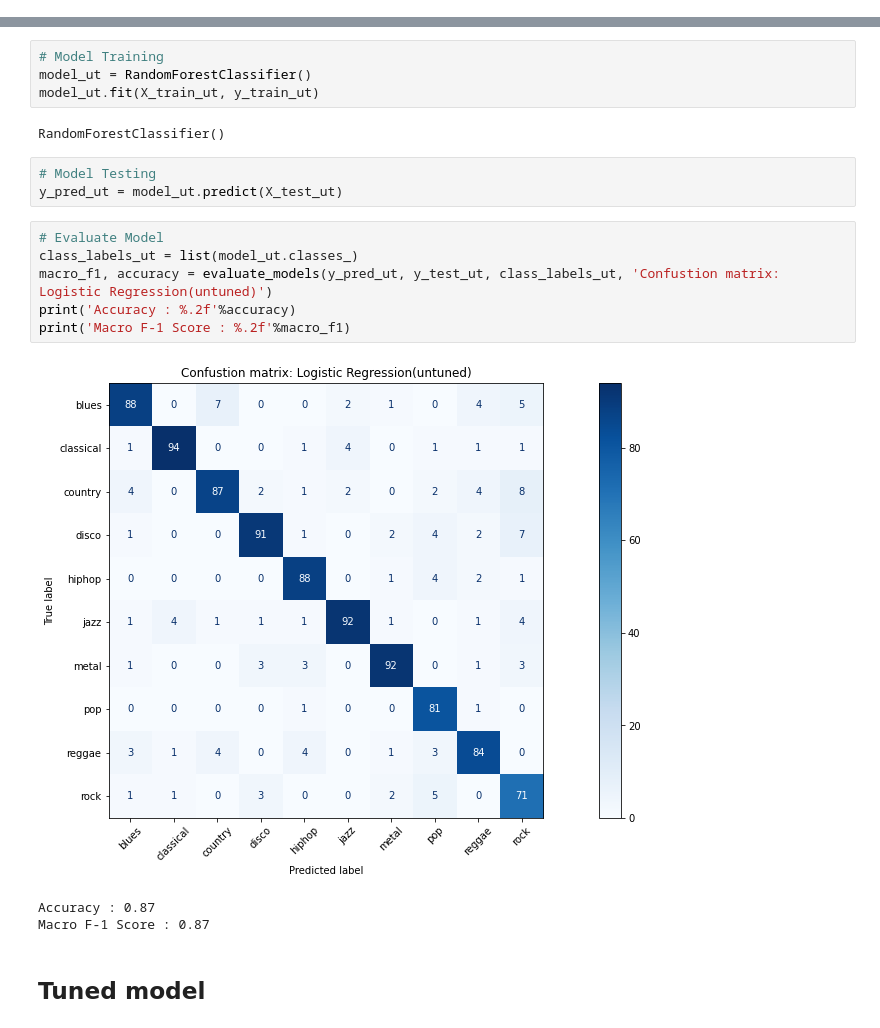
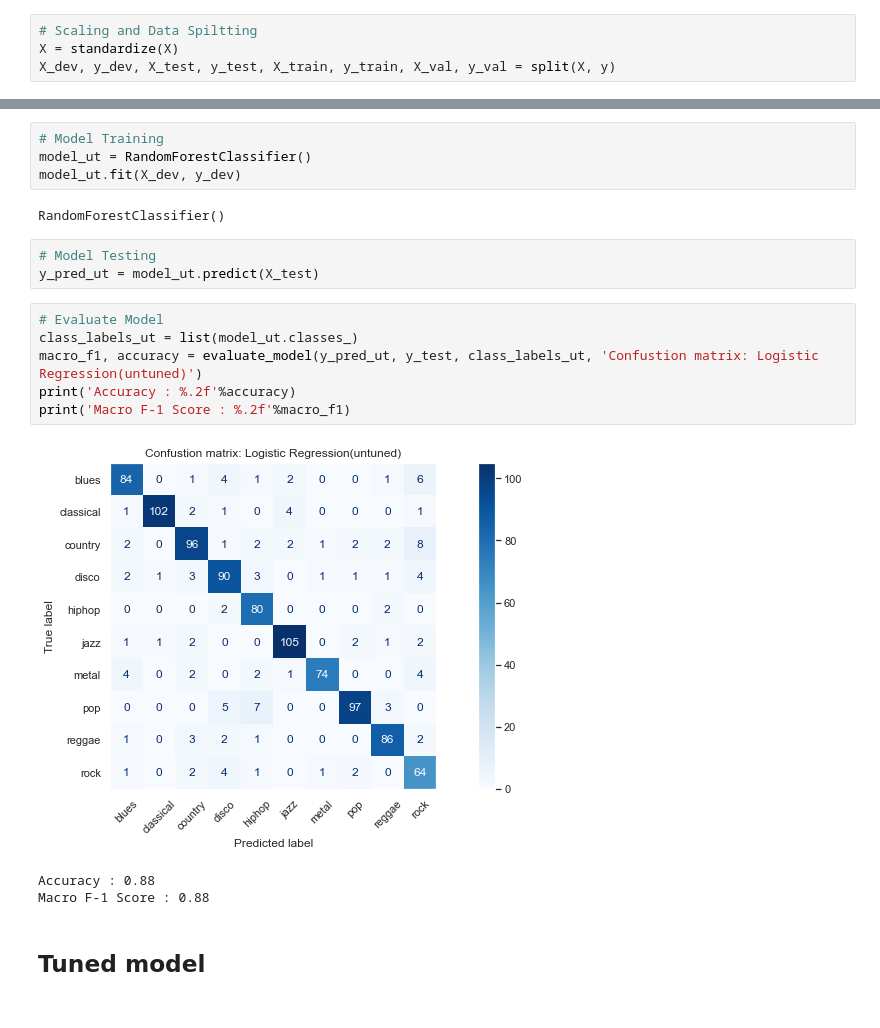
Before and after one commit to iriyagupta/Music-Genre-Classification, a Jupyter notebook: Modelling_Random_Forest.ipynb, the cells around one changed output, grey strips where cells are left out. Cells and saved outputs as stored; diff of their text form.

```diff
--- a/Modelling_Random_Forest.ipynb
+++ b/Modelling_Random_Forest.ipynb
@@ -17,3 +17,7 @@ df = pd.read_csv('data/features_3_sec.csv')
 # Identify Features and Target Label
 y = df['label']
 X = df.drop(columns = ['label','filename','length'])
+# %%
+# Scaling and Data Spiltting
+X = standardize(X)
+X_dev, y_dev, X_test, y_test, X_train, y_train, X_val, y_val = split(X, y)
@@ -31,21 +30,21 @@ X_test shape: (8991,)
 # %%
 # Model Training
 model_ut = RandomForestClassifier()
-model_ut.fit(X_train_ut, y_train_ut)
+model_ut.fit(X_dev, y_dev)
 # %% [output]
 RandomForestClassifier()
 # %%
 # Model Testing
-y_pred_ut = model_ut.predict(X_test_ut)
+y_pred_ut = model_ut.predict(X_test)
 # %%
 # Evaluate Model
 class_labels_ut = list(model_ut.classes_)
-macro_f1, accuracy = evaluate_models(y_pred_ut, y_test_ut, class_labels_ut, 'Confustion matrix: Logistic Regression(untuned)')
+macro_f1, accuracy = evaluate_model(y_pred_ut, y_test, class_labels_ut, 'Confustion matrix: Logistic Regression(untuned)')
 print('Accuracy : %.2f'%accuracy)
 print('Macro F-1 Score : %.2f'%macro_f1)
 # %% [output]
-[figure, old version]
+[figure, new version]
-Accuracy : 0.87
-Macro F-1 Score : 0.87
+Accuracy : 0.88
+Macro F-1 Score : 0.88
 # %% [markdown]
 ## Tuned model
```
Also changed, not shown: parts of 11 cells of this notebook.
